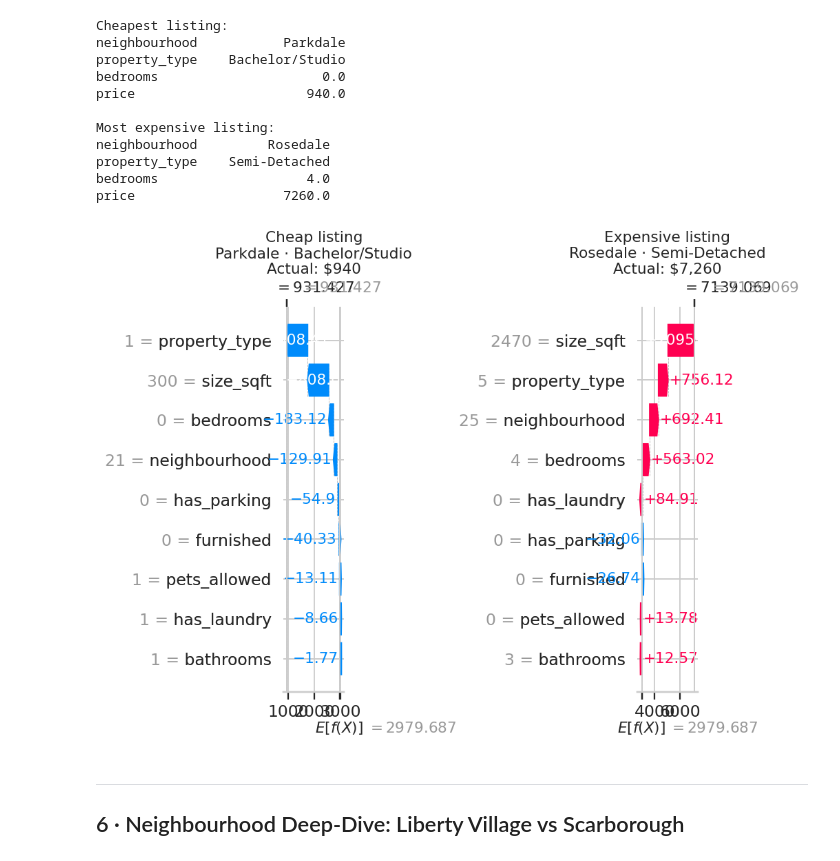
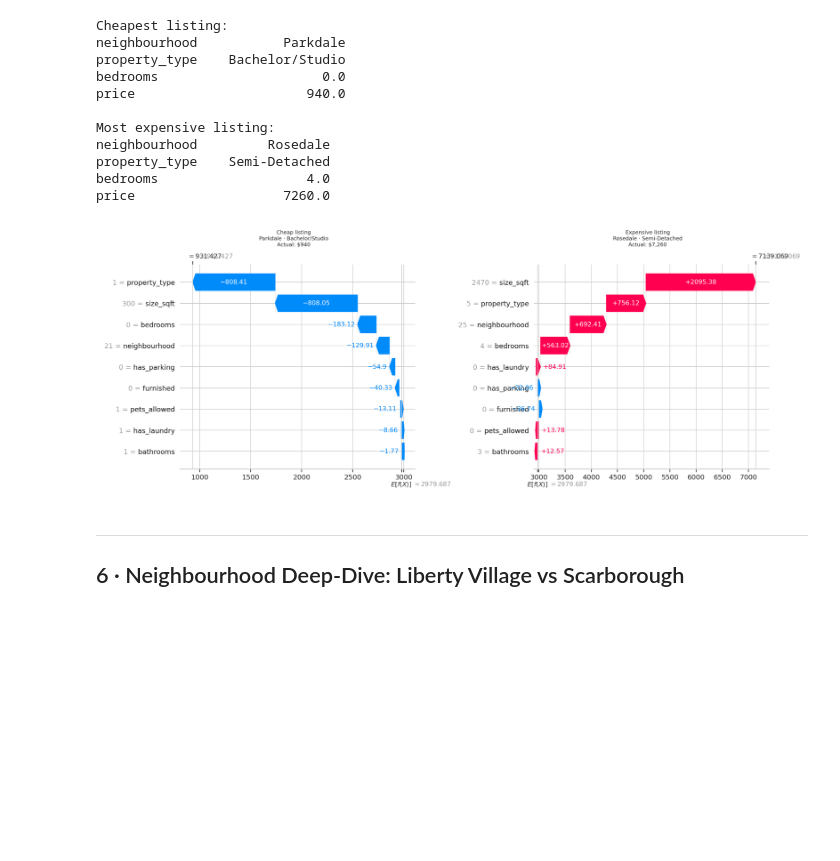
Before and after one commit to amahmood-sys/toronto-rent-model, a Jupyter notebook: analysis.ipynb, the cells around one changed output. Cells and saved outputs as stored; diff of their text form; code cells hidden in the pictures; blank space fills up the shorter version.

```diff
--- a/analysis.ipynb
+++ b/analysis.ipynb
@@ -400,28 +400,47 @@ property_type    Semi-Detached
 bedrooms                   4.0
 price                   7260.0
 # %%
+import io
+from PIL import Image as PILImage
+
+def _waterfall_to_buf(sv, title, figsize=(8, 7), dpi=130):
+    shap.plots.waterfall(sv, show=False)
+    fig = plt.gcf()
+    fig.set_size_inches(*figsize)
+    fig.suptitle(title, fontsize=10, y=1.01)
+    buf = io.BytesIO()
+    fig.savefig(buf, format='png', bbox_inches='tight', dpi=dpi)
+    plt.close(fig)
+    buf.seek(0)
+    return buf
+
 cheap_pos  = df.index.get_loc(cheapest_idx)
 pricey_pos = df.index.get_loc(priciest_idx)
 
-fig, axes = plt.subplots(1, 2, figsize=(14, 5))
-
-plt.sca(axes[0])
-shap.plots.waterfall(shap_values[cheap_pos], show=False)
-axes[0].set_title(
+buf_cheap = _waterfall_to_buf(
+    shap_values[cheap_pos],
     f'Cheap listing\n{cheap_row.neighbourhood} · {cheap_row.property_type}\nActual: ${cheap_row.price:,.0f}'
 )
-
-plt.sca(axes[1])
-shap.plots.waterfall(shap_values[pricey_pos], show=False)
-axes[1].set_title(
+buf_pricey = _waterfall_to_buf(
+    shap_values[pricey_pos],
     f'Expensive listing\n{pricey_row.neighbourhood} · {pricey_row.property_type}\nActual: ${pricey_row.price:,.0f}'
 )
 
+img_l = PILImage.open(buf_cheap)
+img_r = PILImage.open(buf_pricey)
+h = max(img_l.height, img_r.height)
+combined = PILImage.new('RGB', (img_l.width + img_r.width, h), 'white')
+combined.paste(img_l, (0, (h - img_l.height) // 2))
+combined.paste(img_r, (img_l.width, (h - img_r.height) // 2))
+combined.save('plots/09_shap_waterfall.png')
+
+fig, ax = plt.subplots(figsize=(16, 7))
+ax.imshow(np.array(combined))
+ax.axis('off')
 plt.tight_layout()
-plt.savefig('plots/09_shap_waterfall.png', bbox_inches='tight')
 plt.show()
 # %% [output]
-[figure, old version]
+[figure, new version]
 # %% [markdown]
 ---
 ## 6 · Neighbourhood Deep-Dive: Liberty Village vs Scarborough
```
Also changed, not shown: parts of 1 cell of this notebook.
